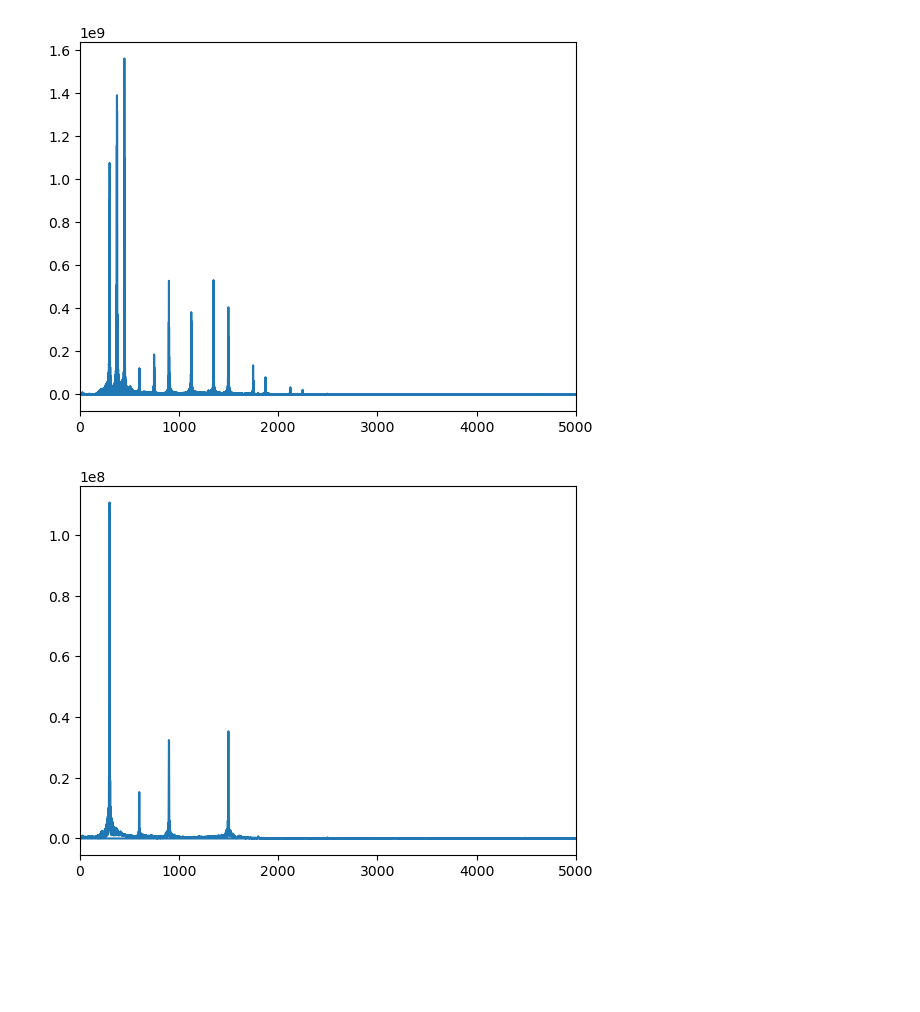
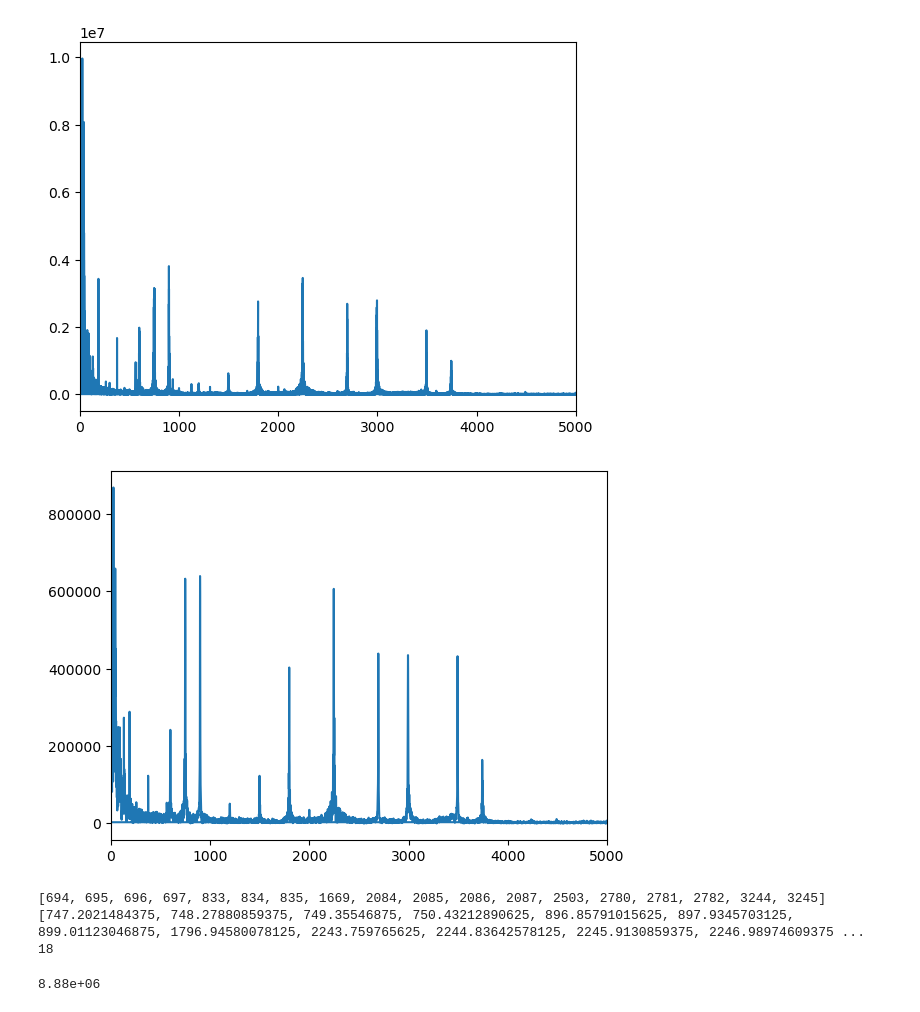
Before and after one commit to jphacks/TK_2302, a Jupyter notebook: FFT.ipynb, the cells around one changed output. Saved outputs shown, nothing was run; the diff lists cells and outputs as text; code cells hidden in the pictures; blank space fills up the shorter version.

```diff
--- a/FFT.ipynb
+++ b/FFT.ipynb
@@ -23,10 +22,9 @@ plt.show() # 横軸:データ点インデックス
 # %%
-# 全体をFFTしたときのスペクトルを表示
 import wave
 import numpy as np
 import matplotlib.pyplot as plt
 
-file_name = "intercomSound.wav" # 録音ファイル
+file_name = "output.wav" # 録音ファイル
 RATE = 44100 # 録音時に設定したRATE
 
 wf = wave.open(file_name, "rb")
@@ -39,30 +37,96 @@ plt.plot(freqList, fft_data)
 plt.xlim(0, 5000)    #0～5000Hzまでとりあえず表示する
 plt.show()
 # %% [output]
-[figure, old version]
+[figure, new version]
 # %%
-# 1秒間のデータだけFFTしてスペクトルを表示
 import wave
 import numpy as np
 import matplotlib.pyplot as plt
 
-file_name = "intercomSound.wav" # 録音ファイル
+file_name = "output.wav" # 録音ファイル
 RATE = 44100 # 録音時に設定したRATE
 CHUNK = 1024 * 8 # 録音時に設定したCHUNK
 RECORD_SECONDS = 1 # 検出に使いたい秒数
 pnts = int(RATE / CHUNK * RECORD_SECONDS) * CHUNK # dataが何点になるかを計算
 
-start = 0 # ここをいろいろ変えてみる
+start = 255000 # ここをいろいろ変えてみる
 
 wf = wave.open(file_name, "rb")
 data = np.frombuffer(wf.readframes(wf.getnframes()), dtype='int16')
 wf.close()
 
 data = data[start:start+pnts]
 fft_data = np.abs(np.fft.fft(data))    #FFTした信号の強度
 freqList = np.fft.fftfreq(data.shape[0], d=1.0/RATE)    #周波数（グラフの横軸）の取得
 plt.plot(freqList, fft_data)
 plt.xlim(0, 5000)    #0～5000Hzまでとりあえず表示する
 plt.show()
 # %% [output]
-[figure, old version]
+[figure, new version]
+# %%
+import wave
+import numpy as np
+import matplotlib.pyplot as plt
+import pandas as pd
+
+file_name = "output.wav" # 録音ファイル
+RATE = 44100 # 録音時に設定したRATE
+CHUNK = 1024 * 8 # 録音時に設定したCHUNK
+RECORD_SECONDS = 1 # 検出に使いたい秒数
+pnts = int(RATE / CHUNK * RECORD_SECONDS) * CHUNK # dataが何点になるかを計算
+
+start = 255000 # ここをいろいろ変えてみる
+
+wf = wave.open(file_name, "rb")
+data = np.frombuffer(wf.readframes(wf.getnframes()), dtype='int16')
+wf.close()
+
+data = data[start:start+pnts]
+fft_data = np.abs(np.fft.fft(data))
+freqList = np.fft.fftfreq(data.shape[0], d=1.0/RATE)
+
+df = pd.DataFrame(dict(freq = freqList, amp = fft_data))
+df = df[df['freq']>500] # 500 Hz以下は無視する。
+df = df[df['amp']>400000] # 400000以上の強度を持つ点を覚える。
+print(list(df.index))
+# [694, 695, 696, 697, 833, 834, 835, 1669, 2084, 2085, 2086, 2087, 2503, 2780, 2781, 2782, 3244, 3245]
+print(list(df['freq']))
+# [747.2021484375, 748.27880859375, 749.35546875, 750.43212890625, 896.85791015625, 897.9345703125, 899.01123046875, 1796.94580078125, 2243.759765625, 2244.83642578125, 2245.9130859375, 2246.98974609375, 2694.88037109375, 2993.115234375, 2994.19189453125, 2995.2685546875, 3492.685546875, 3493.76220703125]
+print(len(df))
+# 18
+# %% [output]
+[694, 695, 696, 697, 833, 834, 835, 1669, 2084, 2085, 2086, 2087, 2503, 2780, 2781, 2782, 3244, 3245]
+[747.2021484375, 748.27880859375, 749.35546875, 750.43212890625, 896.85791015625, 897.9345703125, 899.01123046875, 1796.94580078125, 2243.759765625, 2244.83642578125, 2245.9130859375, 2246.98974609375 ...
+18
+# %%
+import wave
+import numpy as np
+import matplotlib.pyplot as plt
+import pandas as pd
+
+file_name = "output.wav" # 録音ファイル
+RATE = 44100 # 録音時に設定したRATE
+CHUNK = 1024 * 8 # 録音時に設定したCHUNK
+RECORD_SECONDS = 1 # 検出に使いたい秒数
+pnts = int(RATE / CHUNK * RECORD_SECONDS) * CHUNK # dataが何点になるかを計算
+
+# ここに先ほどの結果を入れる
+freq_indices = [694, 695, 696, 697, 833, 834, 835, 1669, 2084, 2085, 2086, 2087, 2503, 2780, 2781, 2782, 3244, 3245]
+
+start = 255000 # ここをいろいろ変えてみる
+
+wf = wave.open(file_name, "rb")
+data = np.frombuffer(wf.readframes(wf.getnframes()), dtype='int16')
+wf.close()
+
+data = data[start:start+pnts]
+fft_data = np.abs(np.fft.fft(data))    #FFTした信号の強度
+
+amp = 0
+for i in freq_indices:
+    amp += fft_data[i]
+
+print('{:.2e}'.format(amp))
+# 8.88e+06
+# %% [output]
+8.88e+06
```
Also changed, not shown: parts of 1 cell of this notebook, 3 other files.
